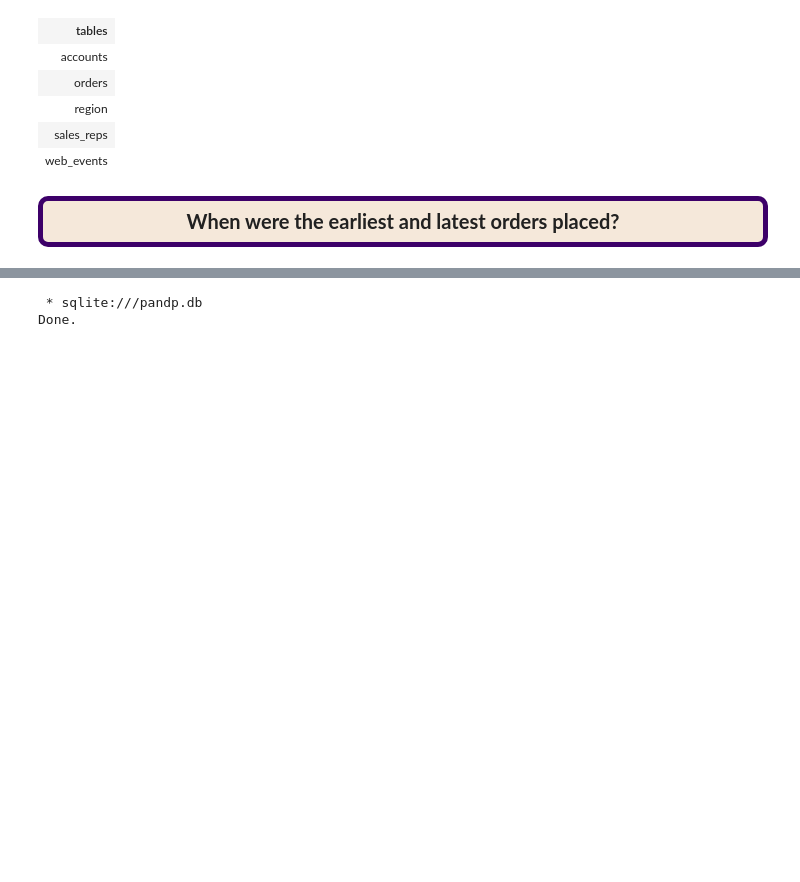
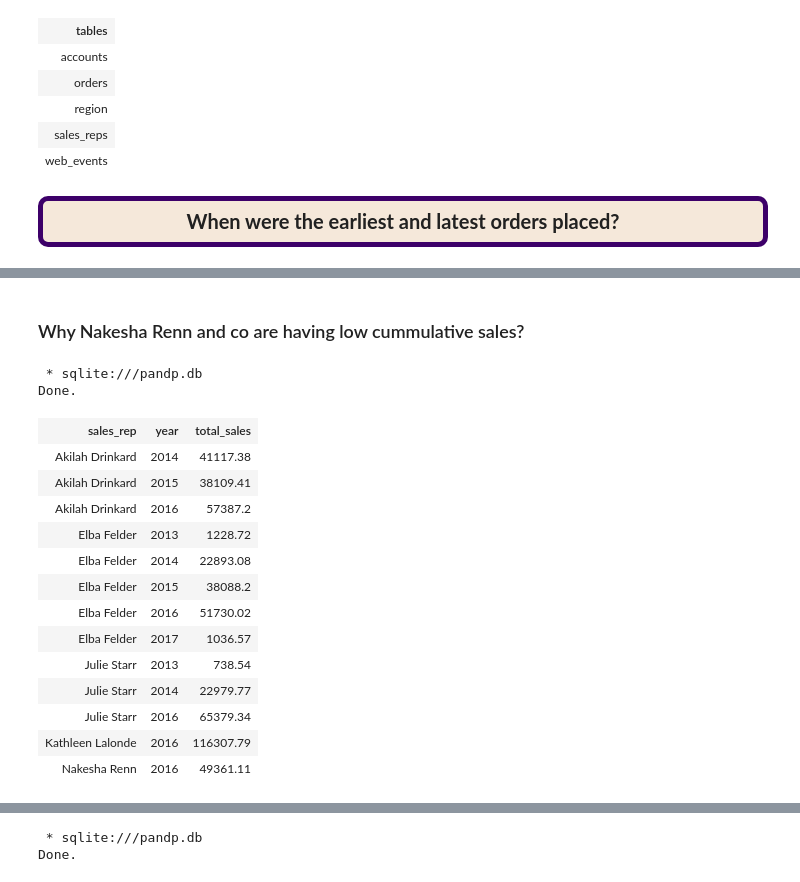
Before and after one commit to BuhariS/Interrogation-of-the-Parch-Posey-Database, a Jupyter notebook: Interrogation of the Parch & Posey Database.ipynb, the cells around one changed output, grey strips where cells are left out. Drawn from its saved outputs; the diff is of its cells as text; code cells hidden in the pictures; blank space fills up the shorter version.

```diff
--- a/Interrogation of the Parch & Posey Database.ipynb
+++ b/Interrogation of the Parch & Posey Database.ipynb
@@ -404,0 +204,30 @@ The earliest recorded order was placed in December 2013 and the most recent orde
+# %% [markdown]
+### Why Nakesha Renn and co are having low cummulative sales?
+# %%
+%%sql
+SELECT s.name sales_rep, STRFTIME('%Y', o.occurred_at) year, ROUND(SUM(o.total_amt_usd), 2) total_sales
+FROM sales_reps s
+JOIN accounts a
+ON s.id = a.sales_rep_id
+JOIN orders o
+ON a.id = o.account_id
+WHERE s.name IN ('Nakesha Renn', 'Julie Starr', 'Elba Felder', 'Kathleen Lalonde', 'Akilah Drinkard')
+GROUP BY 1, 2
+ORDER BY 1;
+# %% [output]
+ * sqlite:///pandp.db
+Done.
+| sales_rep | year | total_sales |
+| Akilah Drinkard | 2014 | 41117.38 |
+| Akilah Drinkard | 2015 | 38109.41 |
+| Akilah Drinkard | 2016 | 57387.2 |
+| Elba Felder | 2013 | 1228.72 |
+| Elba Felder | 2014 | 22893.08 |
+| Elba Felder | 2015 | 38088.2 |
+| Elba Felder | 2016 | 51730.02 |
+| Elba Felder | 2017 | 1036.57 |
+| Julie Starr | 2013 | 738.54 |
+| Julie Starr | 2014 | 22979.77 |
+| Julie Starr | 2016 | 65379.34 |
+| Kathleen Lalonde | 2016 | 116307.79 |
+| Nakesha Renn | 2016 | 49361.11 |
```
Also changed, not shown: parts of 128 cells of this notebook.
